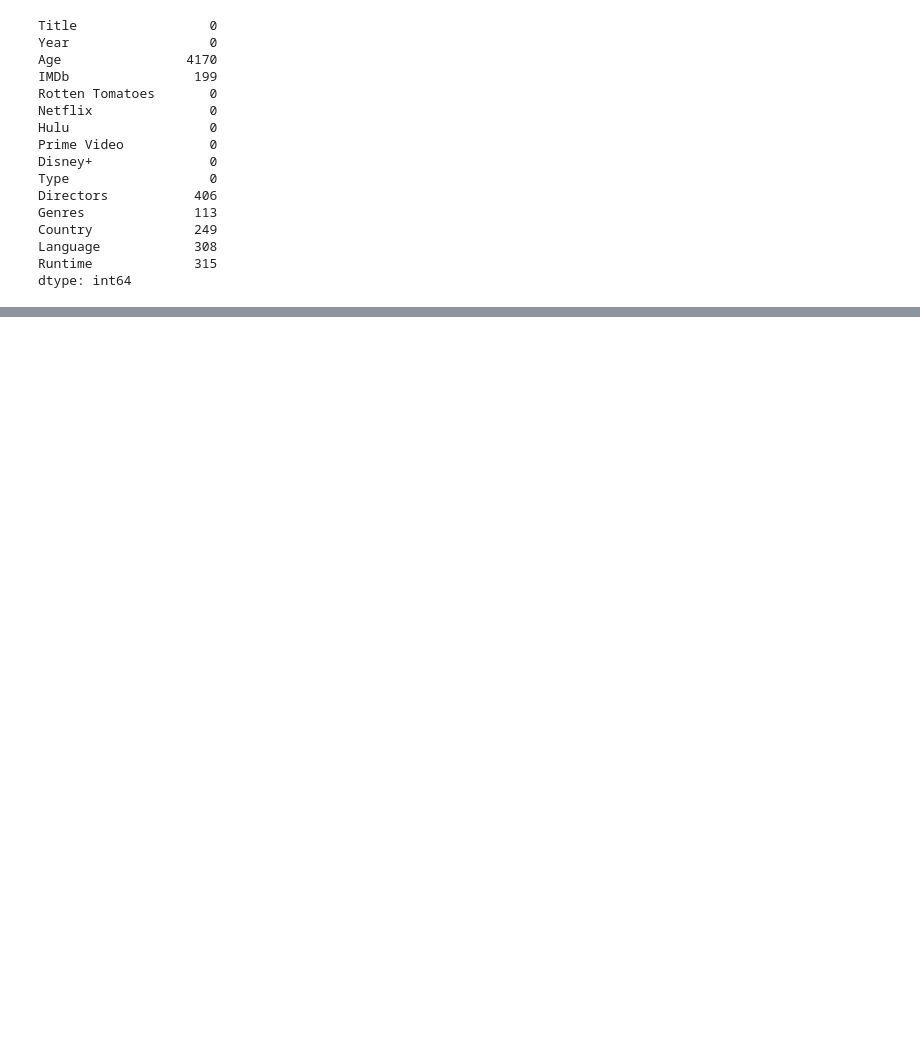
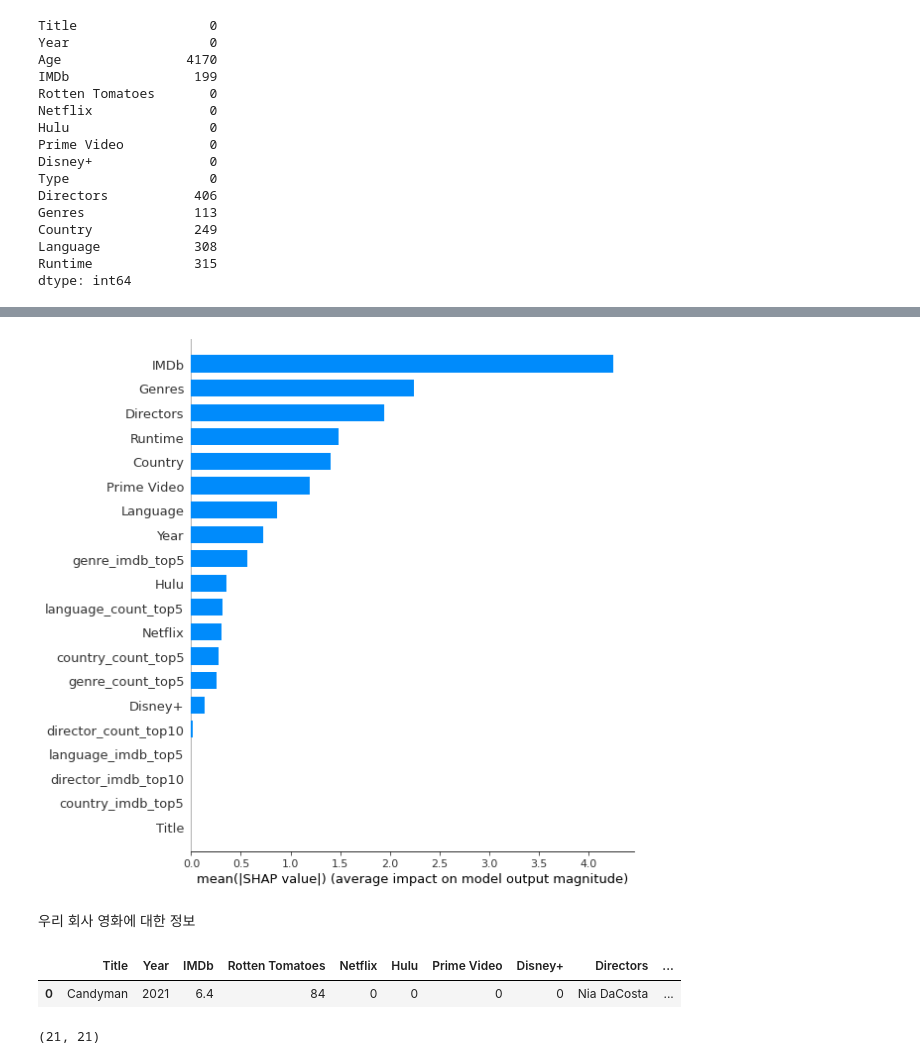
Before and after one commit to jiho-kang/Data_Analysis_Project, a Jupyter notebook: [project2]_Movies_on_streaming_platform.ipynb, the cells around one changed output, grey strips where cells are left out. Cells and saved outputs as stored; diff of their text form; code cells hidden in the pictures; blank space fills up the shorter version.

```diff
--- a/[project2]_Movies_on_streaming_platform.ipynb
+++ b/[project2]_Movies_on_streaming_platform.ipynb
@@ -806,0 +1221,16 @@ data["Rotten Tomatoes"] = [float(score[0:2]) for score in data["Rotten Tomatoes"
+# %%
+shap.summary_plot(shap_values, X_test_ready.iloc[:300], plot_type="bar")
+# %% [output]
+[figure, added]
+# %% [markdown]
+우리 회사 영화에 대한 정보
+# %%
+check = pd.DataFrame(np.array(['Candyman', 2021, 6.4, 84, 0, 0, 0, 0, 'Nia DaCosta', 'Mystery, Thriller, Horror','United States', 'English', 91]))
+check = check.T
+check.columns = ['Title', 'Year', 'IMDb', 'Rotten Tomatoes', 'Netflix', 'Hulu',
+       'Prime Video', 'Disney+', 'Directors', 'Genres', 'Country', 'Language',
+       'Runtime']
+check
+# %% [output]
+|  | Title | Year | IMDb | Rotten Tomatoes | Netflix | Hulu | Prime Video | Disney+ | Directors | ... |
+| 0 | Candyman | 2021 | 6.4 | 84 | 0 | 0 | 0 | 0 | Nia DaCosta | ... |
@@ -806,0 +1249,4 @@ data["Rotten Tomatoes"] = [float(score[0:2]) for score in data["Rotten Tomatoes"
+# %%
+len(check.columns), len(df.columns)
+# %% [output]
+(21, 21)
```
Also changed, not shown: parts of 138 cells of this notebook.
